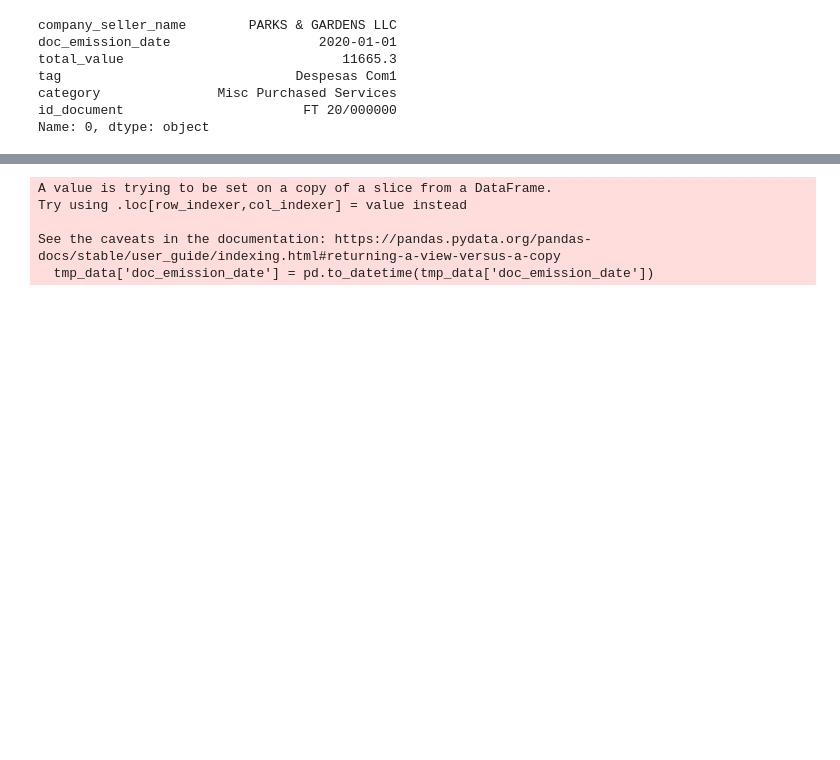
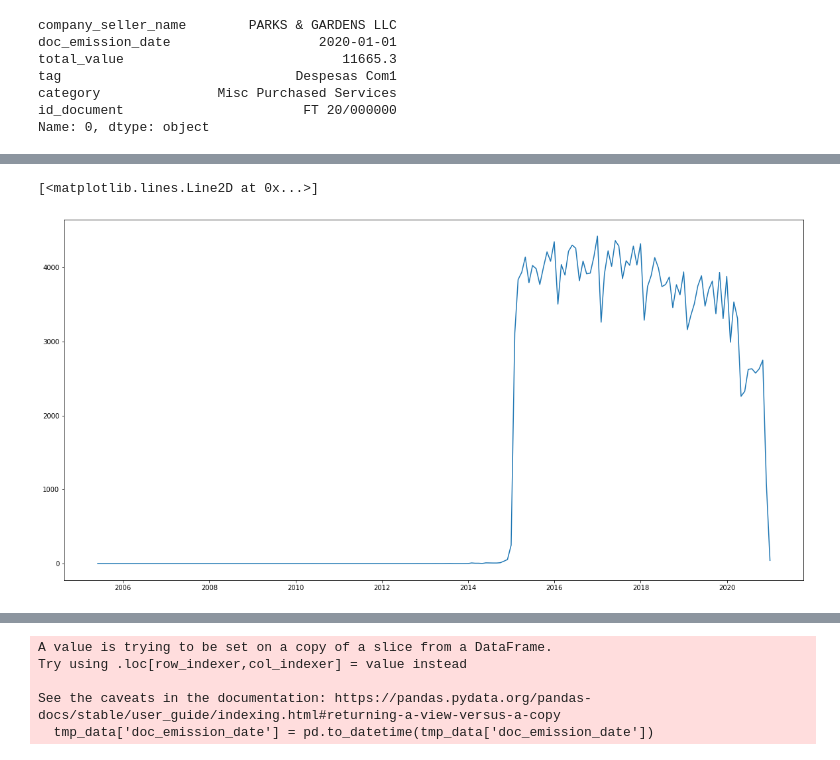
Before and after one commit to Infinions/ml-data-analytics, a Jupyter notebook: testing_datasets/Dataset_Manipulation_Prototype.ipynb, the cells around one changed output, grey strips where cells are left out. Cells and saved outputs as stored; diff of their text form; code cells hidden in the pictures; blank space fills up the shorter version.

```diff
--- a/testing_datasets/Dataset_Manipulation_Prototype.ipynb
+++ b/testing_datasets/Dataset_Manipulation_Prototype.ipynb
@@ -191,3 +191,6 @@ dataset.head()
 | 2 | BRENNER, LEAH | 2012-10-07 | 750.0 | Despesas Com2 | Misc Purchased Services | FT 000002 |
 | 3 | ANDREWS FARWELL DITCH AND RESERVO... | 2013-03-07 | 170.0 | NaN | Water & Ditch Assmts: Other | FT 000003 |
 | 4 | FARIS MACHINERY COMPANY | 2013-06-30 | 260.1 | Despesas Com1 | R&M: Vehicles | FT 000004 |
+# %%
+dataset['doc_emission_date'] = pd.to_datetime(dataset['doc_emission_date'])
+tmp_data = pd.DataFrame(dataset.groupby([pd.Grouper(key="doc_emission_date", freq='M')])['total_value'].count())
@@ -194,2 +220,8 @@ dataset.head()
+# %%
+plt.figure(figsize=(20,10))
+plt.plot(tmp_data)
+# %% [output]
+[<matplotlib.lines.Line2D at 0x...>]
+[figure, added]
 # %%
 from fbprophet import Prophet
```
Also changed, not shown: parts of 13 cells of this notebook, 4 other files.
